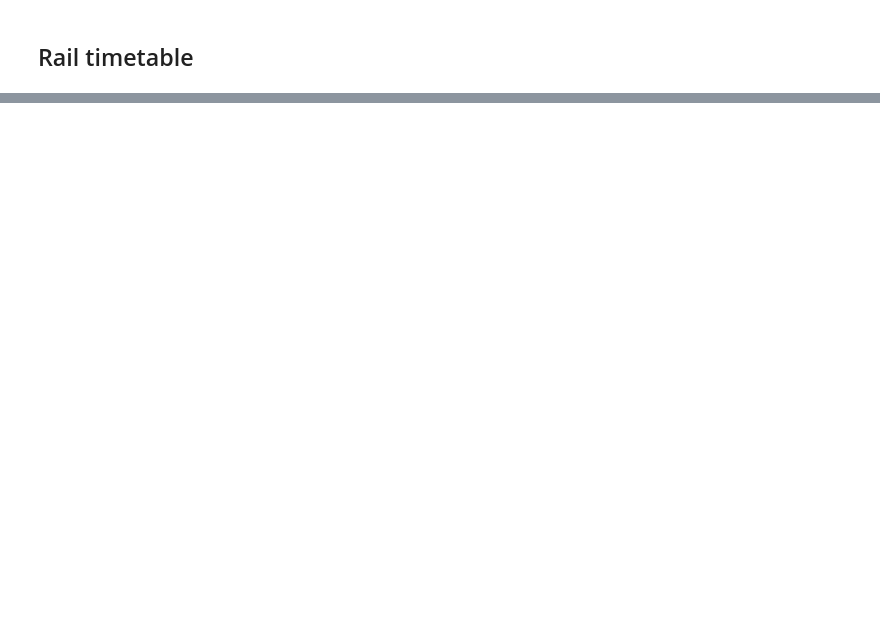
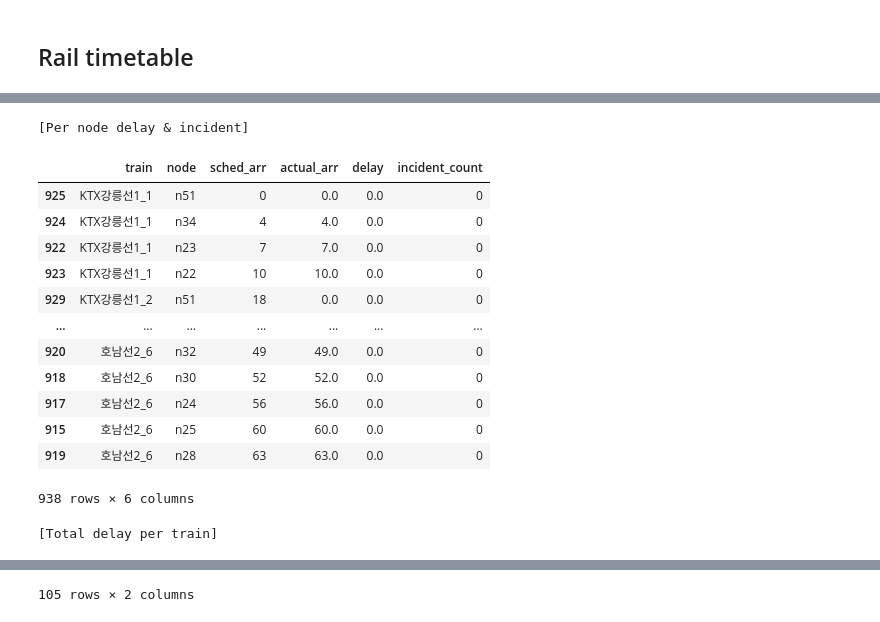
Before and after one commit to mjkang920/railnet_opt, a Jupyter notebook: 03_rail_scheduling_dynamic_opt/main.ipynb, the cells around one changed output, grey strips where cells are left out. Cells and saved outputs as stored; diff of their text form; code cells hidden in the pictures; blank space fills up the shorter version.

```diff
--- a/03_rail_scheduling_dynamic_opt/main.ipynb
+++ b/03_rail_scheduling_dynamic_opt/main.ipynb
@@ -374,0 +377,71 @@ plot_lines_dynamic_y(xmax=72)
+# %%
+# Aggregate delay and incident impact
+from collections import defaultdict
+
+# Visited nodes per train based on sol_legs
+visited_nodes = defaultdict(set)
+for tr, legs in sol_legs.items():
+    for t0, u, v, t1, eid in legs:
+        visited_nodes[tr].update([u, v])
+    if not visited_nodes[tr] and tr in routes_nodes:
+        visited_nodes[tr].add(routes_nodes[tr][0])
+
+# Incident edges and active time window
+incident_edges = {str(e) for e in failed_edges}
+incident_window = (FAIL_T, T_clear)
+
+def incident_hits_for_node(tr, node):
+    """Count how many incident edges a train traverses while being at a given node."""
+    count = 0
+    for t0, u, v, t1, eid in sol_legs.get(tr, []):
+        if str(eid) not in incident_edges:
+            continue
+        if max(t0, incident_window[0]) < min(t1, incident_window[1]):
+            if node in (u, v):
+                count += 1
+    return count
+
+rows = []
+for tr in trains:
+    for node in visited_nodes.get(tr, []):
+        if (tr, node) not in t_arr_var:
+            continue
+        actual_arr = float(t_arr_var[tr, node].X)
+        sched_entry = sched.get(tr, {}).get(node, {})
+        sched_arr = sched_entry.get("arr")
+        if sched_arr is None:
+            continue
+        delay = max(0.0, actual_arr - sched_arr)
+        rows.append({
+            "train": tr,
+            "node": node,
+            "sched_arr": sched_arr,
+            "actual_arr": actual_arr,
+            "delay": delay,
+            "incident_count": incident_hits_for_node(tr, node),
+        })
+
+delay_df = pd.DataFrame(rows).sort_values(["train", "sched_arr"])
+total_delay = delay_df.groupby("train")["delay"].sum().reset_index(name="total_delay")
+
+print("\n[Per node delay & incident]")
+display(delay_df)
+
+print("\n[Total delay per train]")
+display(total_delay)
+# %% [output]
+[Per node delay & incident]
+|  | train | node | sched_arr | actual_arr | delay | incident_count |
+| 925 | KTX강릉선1_1 | n51 | 0 | 0.0 | 0.0 | 0 |
+| 924 | KTX강릉선1_1 | n34 | 4 | 4.0 | 0.0 | 0 |
+| 922 | KTX강릉선1_1 | n23 | 7 | 7.0 | 0.0 | 0 |
+| 923 | KTX강릉선1_1 | n22 | 10 | 10.0 | 0.0 | 0 |
+| 929 | KTX강릉선1_2 | n51 | 18 | 0.0 | 0.0 | 0 |
+| ... | ... | ... | ... | ... | ... | ... |
+| 920 | 호남선2_6 | n32 | 49 | 49.0 | 0.0 | 0 |
+| 918 | 호남선2_6 | n30 | 52 | 52.0 | 0.0 | 0 |
+| 917 | 호남선2_6 | n24 | 56 | 56.0 | 0.0 | 0 |
+| 915 | 호남선2_6 | n25 | 60 | 60.0 | 0.0 | 0 |
+| 919 | 호남선2_6 | n28 | 63 | 63.0 | 0.0 | 0 |
+938 rows × 6 columns
+[Total delay per train]
@@ -374,0 +460 @@ plot_lines_dynamic_y(xmax=72)
+105 rows × 2 columns
```
Also changed, not shown: parts of 5 cells of this notebook, 2 other files.
